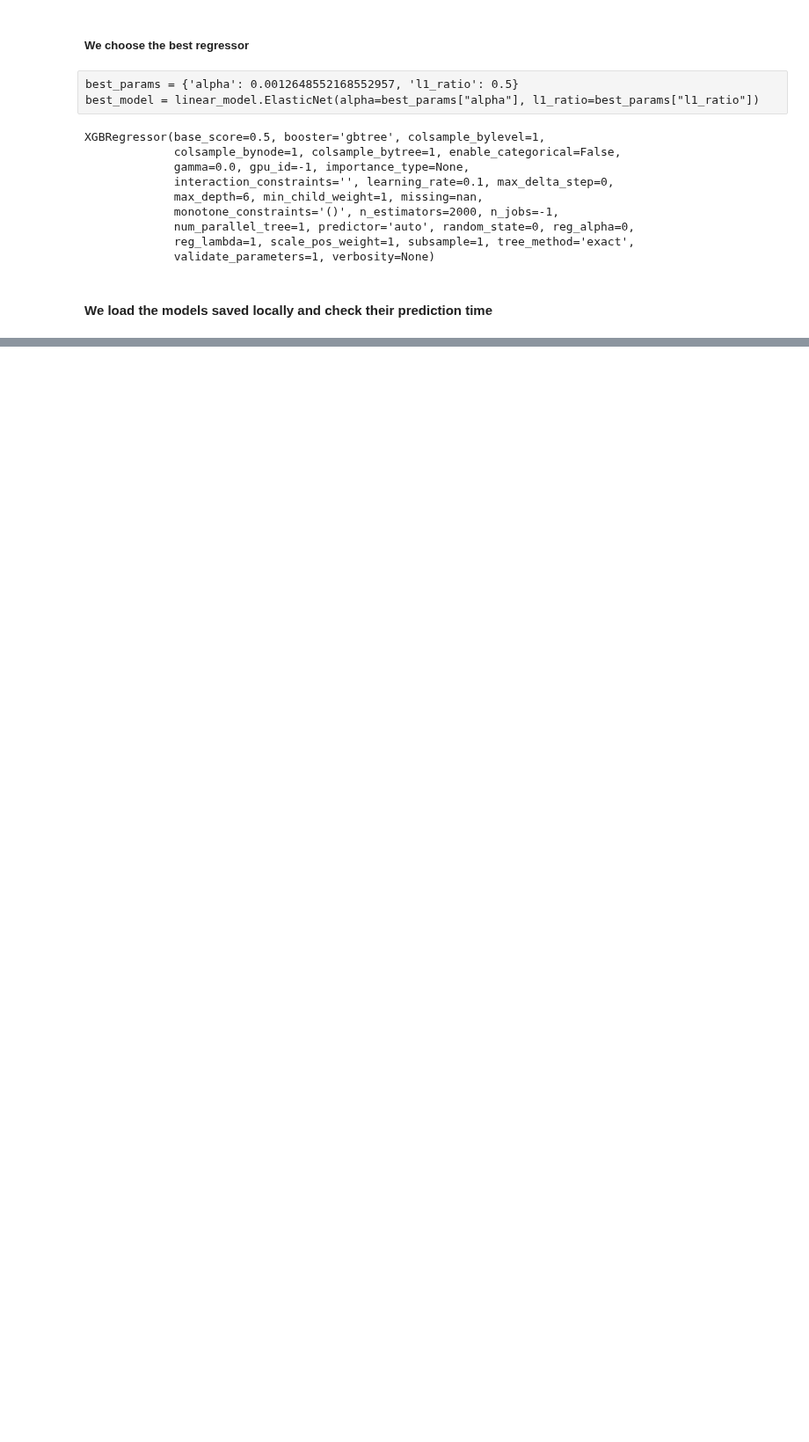
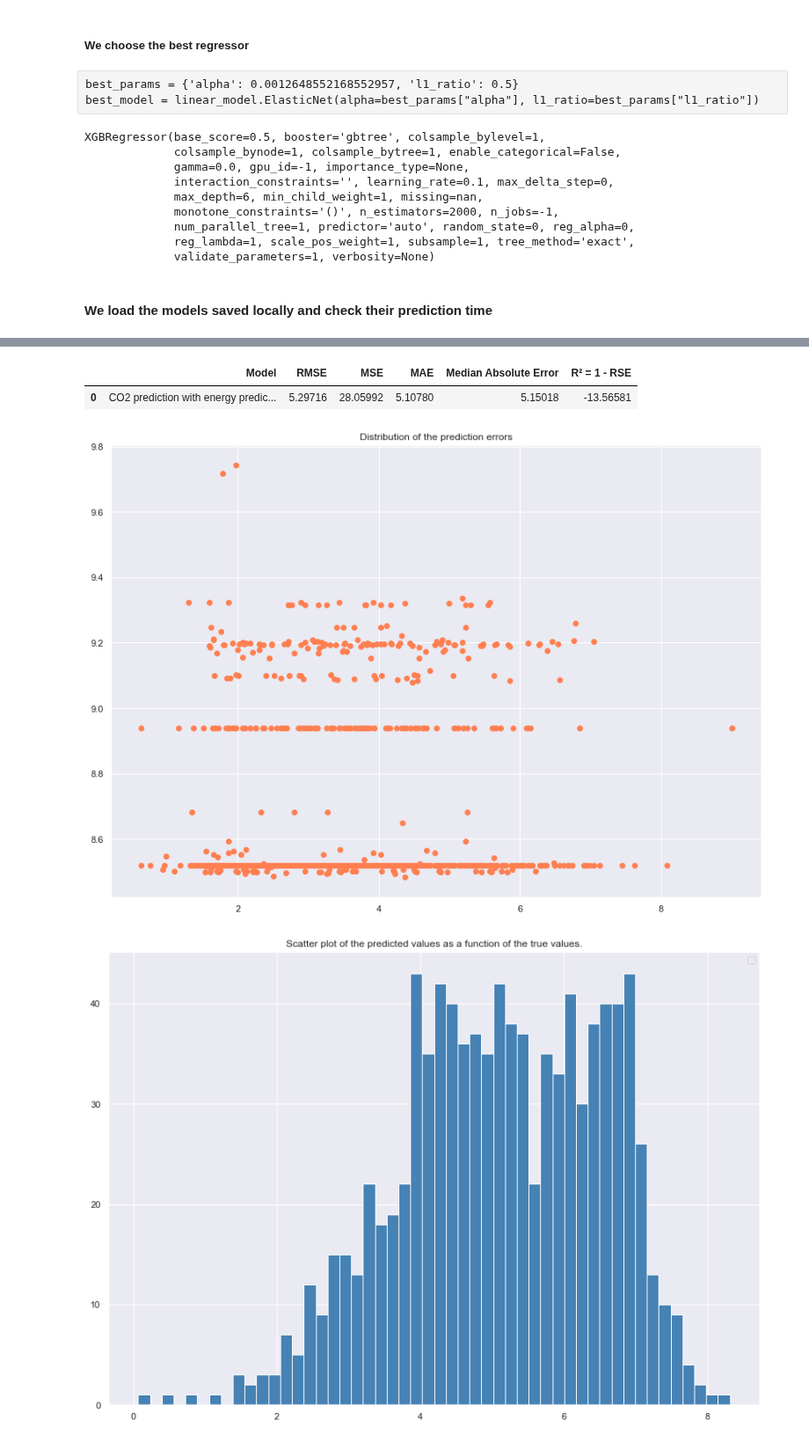
Before and after one commit to oumeima-elgharbi/P4_Data_Science_OpenClassrooms, a Jupyter notebook: P4_05_prediction_CO2.ipynb, the cells around one changed output, grey strips where cells are left out. Shown at 88% size. Drawn from its saved outputs; the diff is of its cells as text; code cells hidden in the pictures; blank space fills up the shorter version.

Commit message:
prediction energy ok

```diff
--- a/P4_05_prediction_CO2.ipynb
+++ b/P4_05_prediction_CO2.ipynb
@@ -881,7 +881,8 @@ dict_models = {
     'Lasso': Lasso_grid.best_estimator_,
     'Elastic_Net': Elastic_GridSearch_grid.best_estimator_,
     'Random_Forest_Regressor': RandomForest_grid.best_estimator_,
-    'XGBoost': XGBoost_grid.best_estimator_
+    'XGBoost': XGBoost_grid.best_estimator_,
+    'best_model_{}'.format(target_dir): best_model
 }
 # %%
 for name, model in dict_models.items():
@@ -909,0 +934,24 @@ TypeError: 'module' object is not callable
+# %%
+all_energy_dir = ["steam", "electricity", "gas", "total_energy"]
+all_energy_names = ["Log-SteamUse(kBtu)", "Log-Electricity(kBtu)", "Log-NaturalGas(kBtu)", "Log-TotalEnergy(kBtu)"]
+
+test_energy_file = "./dataset/cleaned/energy/test_energy.csv"
+test_energy = pd.read_csv(test_energy_file, sep=",")
+X_test_energy = test_energy.iloc[:, :-4]
+
+for index, energy_dir in enumerate(all_energy_dir):
+
+    # we load each best model for each energy features
+    filename = 'model/{}/best_model_{}.sav'.format(energy_dir, energy_dir)
+    best_model_energy = pickle.load(open(filename, 'rb'))
+
+    y_pred_energy = best_model_energy.predict(X_test_energy)
+    series = pd.Series(y_pred_energy)
+    df = pd.DataFrame(series, columns=[all_energy_names[index]])
+    #display(df) # OK
+
+    if index == 0:
+        df_energy = pd.DataFrame({})
+    df_energy = pd.concat([df_energy, df], axis=1)
+
+display(df_energy)
@@ -909,0 +1005,7 @@ TypeError: 'module' object is not callable
+# %%
+#true_y_pred = best_model.predict(X_test.values)
+test_y_pred = best_model.predict(df_energy.values)
+# %%
+results_CO2 = pd.DataFrame({})
+results_CO2 = evaluate_regression("CO2 prediction with energy predictions", results_CO2, y_test, test_y_pred)
+# %% [output]
@@ -909,0 +1013,4 @@ TypeError: 'module' object is not callable
+|  | Model | RMSE | MSE | MAE | Median Absolute Error | R² = 1 - RSE |
+| 0 | CO2 prediction with energy predic... | 5.29716 | 28.05992 | 5.10780 | 5.15018 | -13.56581 |
+[figure, added]
+[figure, added]
```
Also changed, not shown: parts of 12 cells of this notebook, 4 other files.
